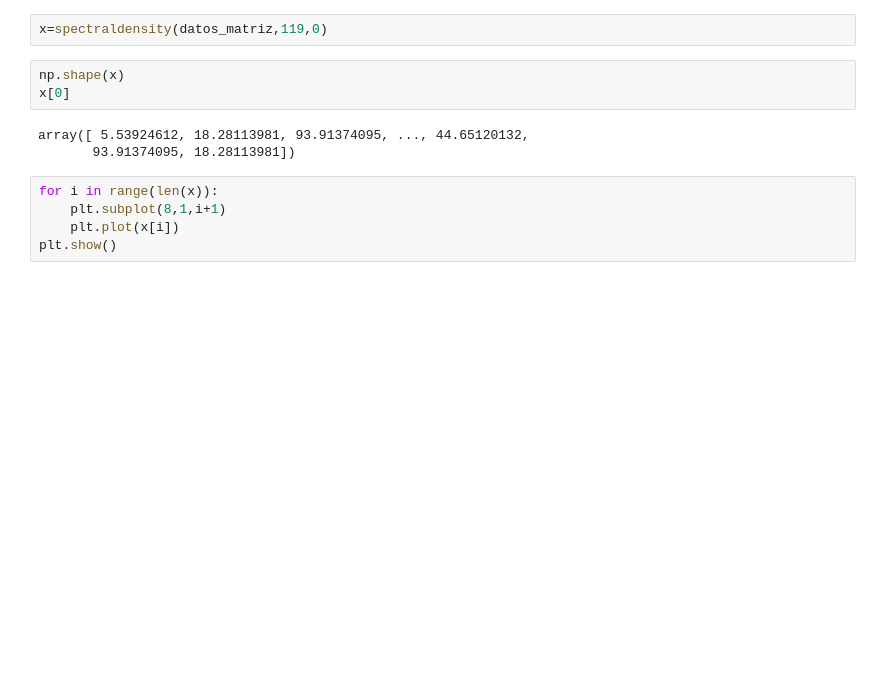
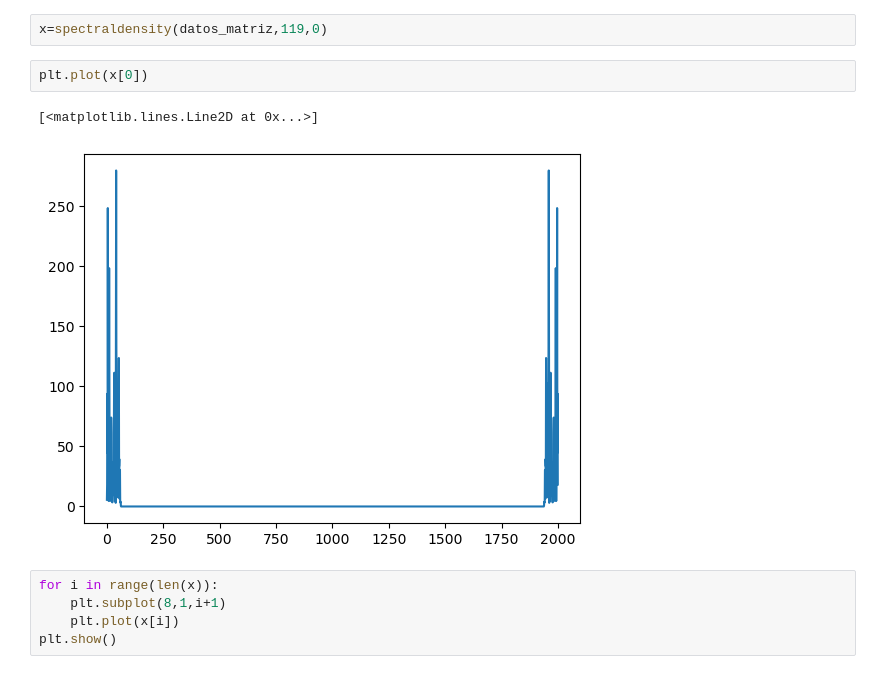
Before and after one commit to Astolfo2332/Parkinson_difference, a Jupyter notebook: Proyecto_1.ipynb, the cells around one changed output. Saved outputs shown, nothing was run; the diff lists cells and outputs as text; blank space fills up the shorter version.

```diff
--- a/Proyecto_1.ipynb
+++ b/Proyecto_1.ipynb
@@ -77,12 +77,11 @@ def spectraldensity(xn,epoca=119,paciente=0):
     return sums_k_list
 # %%
 x=spectraldensity(datos_matriz,119,0)
-# %%
-np.shape(x)
-x[0]
-# %% [output]
-array([ 5.53924612, 18.28113981, 93.91374095, ..., 44.65120132,
-       93.91374095, 18.28113981])
+# %%
+plt.plot(x[0])
+# %% [output]
+[<matplotlib.lines.Line2D at 0x...>]
+[figure, added]
 # %%
 for i in range(len(x)):
     plt.subplot(8,1,i+1)
```
Also changed, not shown: parts of 2 cells of this notebook.
